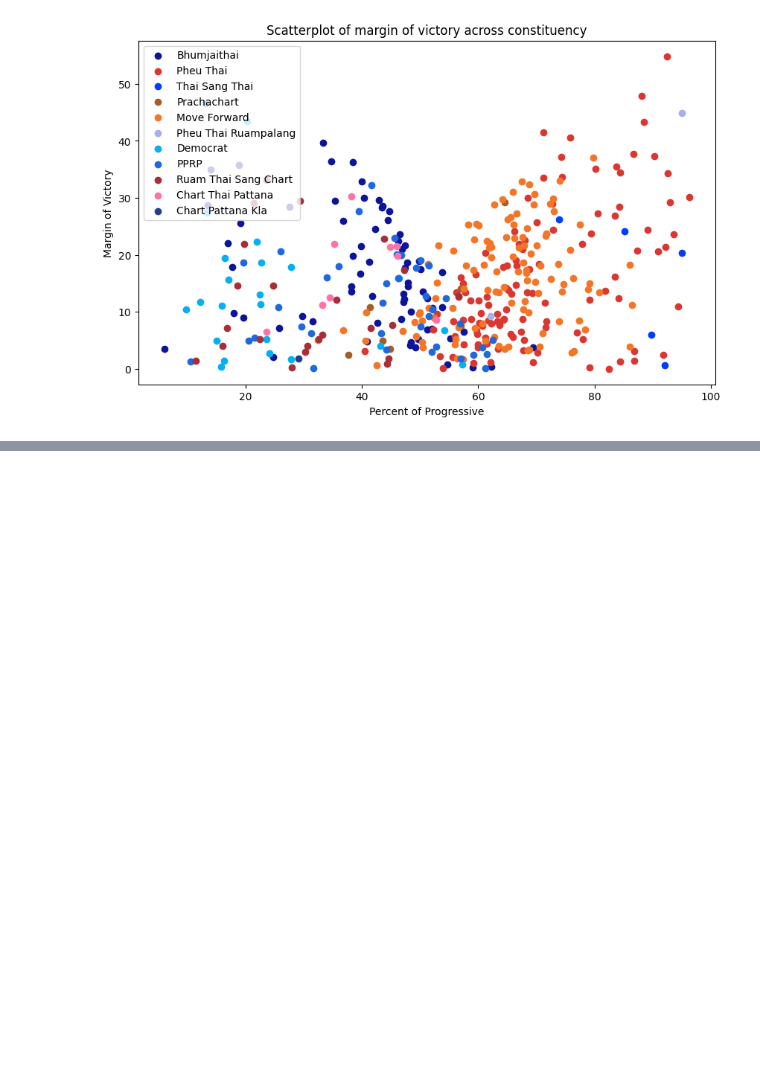
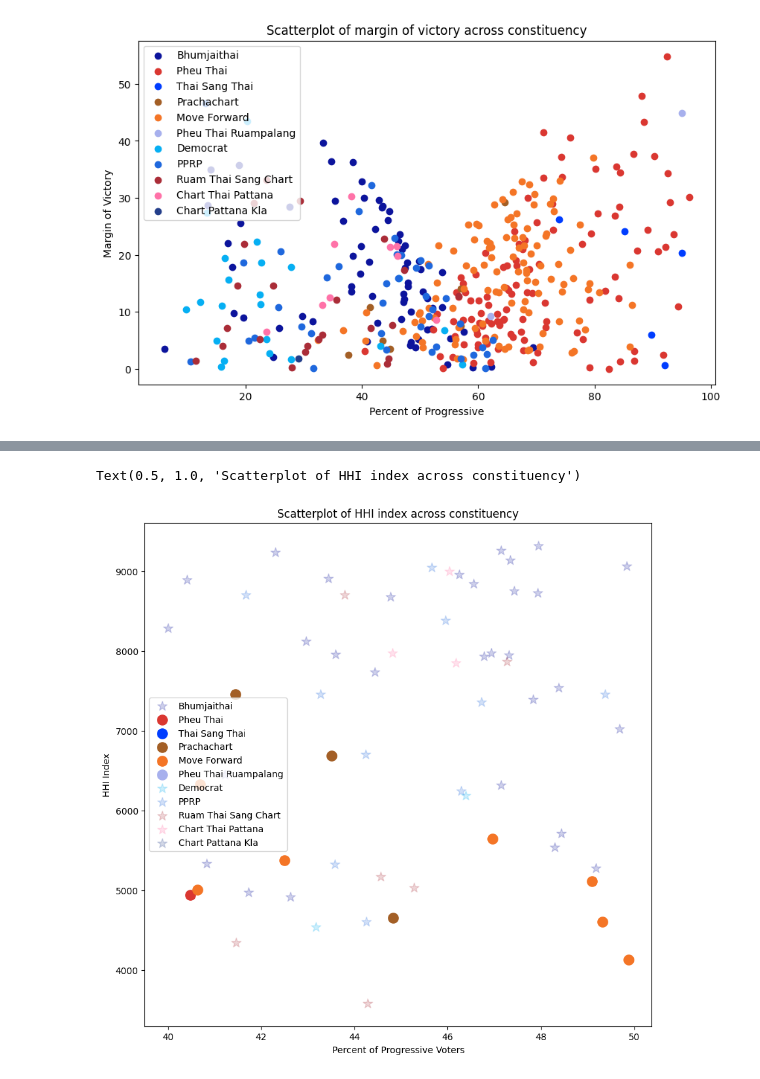
Before and after one commit to peemlerd/thai-election66, a Jupyter notebook: result_analysis.ipynb, the cells around one changed output, grey strips where cells are left out. Drawn from its saved outputs; the diff is of its cells as text; code cells hidden in the pictures; blank space fills up the shorter version.

Commit message:
Done with HHI visualization

```diff
--- a/result_analysis.ipynb
+++ b/result_analysis.ipynb
@@ -180,7 +195,3 @@ plt.title("Scatterplot of margin of victory across constituency")
 # %% [output]
 Text(0.5, 1.0, 'Scatterplot of margin of victory across constituency')
 [figure]
-# %%
-# If Pheu Thai and the MFP joined force altogether, ้how many more seats would they have won?
-temp = victory_df[victory_df["progressive_percent"] > 50]
-temp[temp["winner_leaning"] == "conservative"].sort_values("margin", ascending=True).head(15)
@@ -204,2 +200,4 @@ temp[temp["winner_leaning"] == "conservative"].sort_values("margin", ascending=T
 # %%
-# Check the degree of concentration as measured by the difference in the maximum and minimum between both parties
+# Major players
+result_candi_major = result_candi.dropna(subset = ["leaning"]).copy()
+result_candi_major["percent_same_camp"] =  result_candi_major["mp_app_vote"].div(result_candi_major.groupby(["cons_id","leaning"])["mp_app_vote"].transform(lambda x: x.sum()/100))
@@ -205,0 +235,61 @@ temp[temp["winner_leaning"] == "conservative"].sort_values("margin", ascending=T
+# %%
+# Find the party id of the runner up
+victory_df["runner_up_id"] = result_candi.groupby("cons_id").nth(1)["party_id"].to_numpy()
+victory_df["runner_up_name"] = victory_df["runner_up_id"].map(id_name)
+
+# Find the party id of the first place from opposite ideological camp
+wr_df = result_candi.dropna(subset = ["leaning"], axis = 0).groupby(["cons_id","leaning"]).nth(0)
+wr_df = wr_df[wr_df["mp_app_rank"] > 1]
+
+assert victory_df.index.tolist() == wr_df["cons_id"].tolist()
+victory_df["opp_first_id"] = wr_df["party_id"].to_numpy()
+# %%
+ax = plt.subplots(figsize = (10,10))
+lb = 40
+ub = 50
+winner_size = 120
+opp_first_alpha = 0.5
+plot_opp_first = False
+# Draw the scatterplot of winners
+for id in victory_df["winner_id"].unique():
+    # Specify which party and proportion of progressive voters to visualize.
+    temp = victory_df[victory_df["winner_id"] == id]
+    temp = temp[temp["progressive_percent"].between(lb,ub)]
+
+    # Plot the HHI index for the ideological camp of the winning party and that of the first place from the opposite camp
+    if id in cons_lst:
+        # Draw the scatterplot
+        plt.scatter(temp["progressive_percent"],
+                    temp["hhi_conservative"],
+                    c = party_color_map[id],
+                    label=id_name[id],
+                    marker="*",
+                    s=winner_size, alpha=0.2)
+    else:
+        # Draw the scatterplot
+        plt.scatter(temp["progressive_percent"],
+                    temp["hhi_progressive"],
+                    c = party_color_map[id],
+                    label=id_name[id],
+                    s = winner_size)
+
+    if(plot_opp_first):
+        if id in cons_lst:
+            plt.scatter(temp["progressive_percent"],
+                        temp["hhi_progressive"],
+                        c = [party_color_map.get(opp) for opp in temp["opp_first_id"].tolist()],
+                        alpha = opp_first_alpha)
+        else:
+            plt.scatter(temp["progressive_percent"],
+                            temp["hhi_conservative"],
+                             c = [party_color_map.get(opp) for opp in temp["opp_first_id"].tolist()],
+                             marker = "*",
+                             alpha = opp_first_alpha)
+
+plt.xlabel("Percent of Progressive Voters")
+plt.ylabel("HHI Index")
+plt.legend()
+plt.title("Scatterplot of HHI index across constituency")
+# %% [output]
+Text(0.5, 1.0, 'Scatterplot of HHI index across constituency')
+[figure, added]
```
Also changed, not shown: parts of 8 cells of this notebook, 1 other file.
